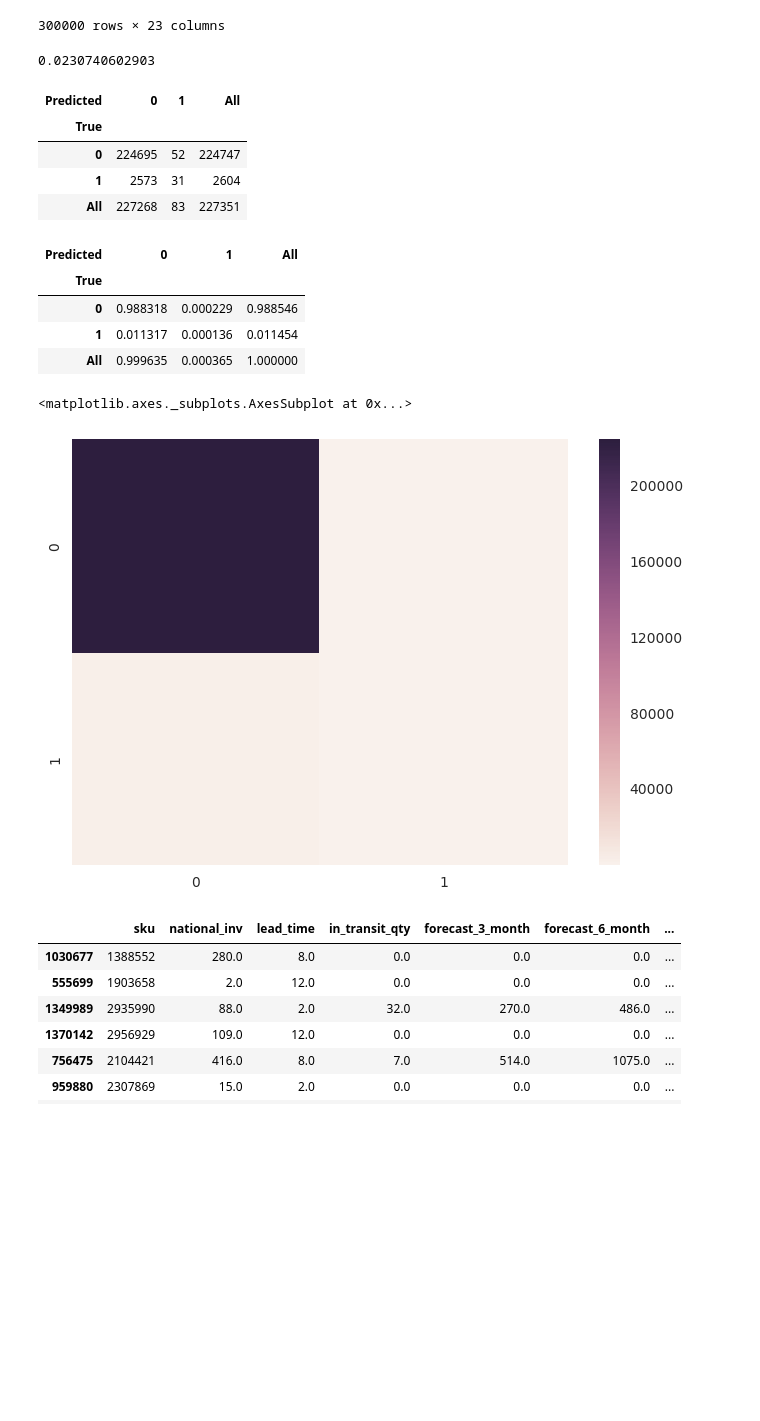
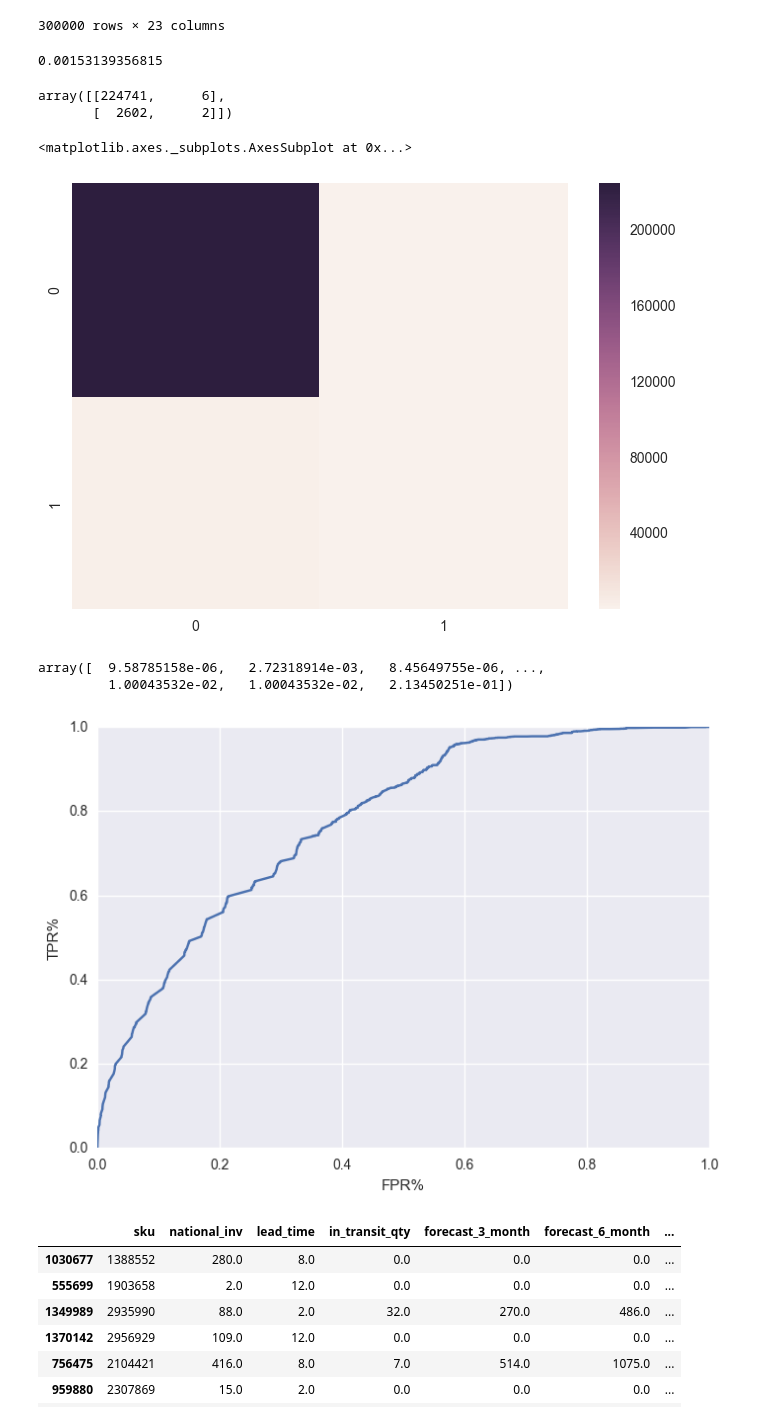
Before and after one commit to JamesKhoaNguyen/predicting_backorders, a Jupyter notebook: product_backorders.ipynb, the cells around one changed output. Saved outputs shown, nothing was run; the diff lists cells and outputs as text; code cells hidden in the pictures; blank space fills up the shorter version.

Commit message:
plotted the ROC for the unnormalized, out of the box random forest classifier

```diff
--- a/product_backorders.ipynb
+++ b/product_backorders.ipynb
@@ -174,36 +174,46 @@ clf_temp = RandomForestClassifier(n_estimators=100, max_depth = 15)
 clf_temp = clf_temp.fit(X_train_temp, y_train_temp)
 y_predict_temp = clf_temp.predict(X_test_temp)
 score_temp = metrics.f1_score(y_test_temp, y_predict_temp)
+y_predict_temp_proba = clf_temp.predict_proba(X_test_temp)
 print score_temp
 # %% [output]
-0.0230740602903
+0.00153139356815
 # %%
 import matplotlib.pyplot as plt
-#taking a look at the AUC - ROC graph and confusion matrix for the base Random Forest Classifier without class balancing
+#taking a look at confusion matrix for the base Random Forest Classifier without class balancing
 from sklearn.metrics import confusion_matrix
 import pandas as pd
 import seaborn as sn
-cm_verbose = pd.crosstab(y_test_temp, y_predict_temp, rownames=['True'], colnames=['Predicted'], margins=True)
-#cm = confusion_matrix(y_test_temp, y_predict_temp)
-#print(cm)
-cm_verbose_normalized = cm_verbose / (sum(cm.sum(axis = 1)))
-display(cm_verbose)
-display(cm_verbose_normalized)
-#sn.heatmap(cm_verbose)
+cm = confusion_matrix(y_test_temp, y_predict_temp)
+display(cm)
 sn.heatmap(cm)
 # %% [output]
-| Predicted | 0 | 1 | All |
-| True |  |  |  |
-| 0 | 224695 | 52 | 224747 |
-| 1 | 2573 | 31 | 2604 |
-| All | 227268 | 83 | 227351 |
-| Predicted | 0 | 1 | All |
-| True |  |  |  |
-| 0 | 0.988318 | 0.000229 | 0.988546 |
-| 1 | 0.011317 | 0.000136 | 0.011454 |
-| All | 0.999635 | 0.000365 | 1.000000 |
-<matplotlib.axes._subplots.AxesSubplot at 0x...>
+array([[224741,      6],
+       [  2602,      2]])
+<matplotlib.axes._subplots.AxesSubplot at 0x...>
-[figure, old version]
+[figure, new version]
+# %%
+#time to do ROC curve analysis
+from sklearn.metrics import roc_curve, auc
+#display(y_test_temp)
+display(y_predict_temp_proba[:,1])
+#display(y_predict_temp)
+#display(y_predict_temp_proba.shape[0])
+#display(y_predict_temp_proba[0])
+#filtered_y_predict_temp_proba = []
+#for i in range(0,y_predict_temp_proba.shape[0]):
+    #row_max = max(y_predict_temp_proba[i])
+    #filtered_y_predict_temp_proba.append(row_max)
+#display(filtered_y_predict_temp_proba)
+fpr, tpr, thresholds = roc_curve(y_test_temp, y_predict_temp_proba[:,1])
+plt.plot(fpr,tpr)
+plt.xlabel("FPR%")
+plt.ylabel("TPR%")
+plt.show()
+# %% [output]
+array([  9.58785158e-06,   2.72318914e-03,   8.45649755e-06, ...,
+         1.00043532e-02,   1.00043532e-02,   2.13450251e-01])
+[figure, added]
 # %%
 display(samples)
 display(samples.isnull().any())
```
Also changed, not shown: parts of 1 cell of this notebook.
